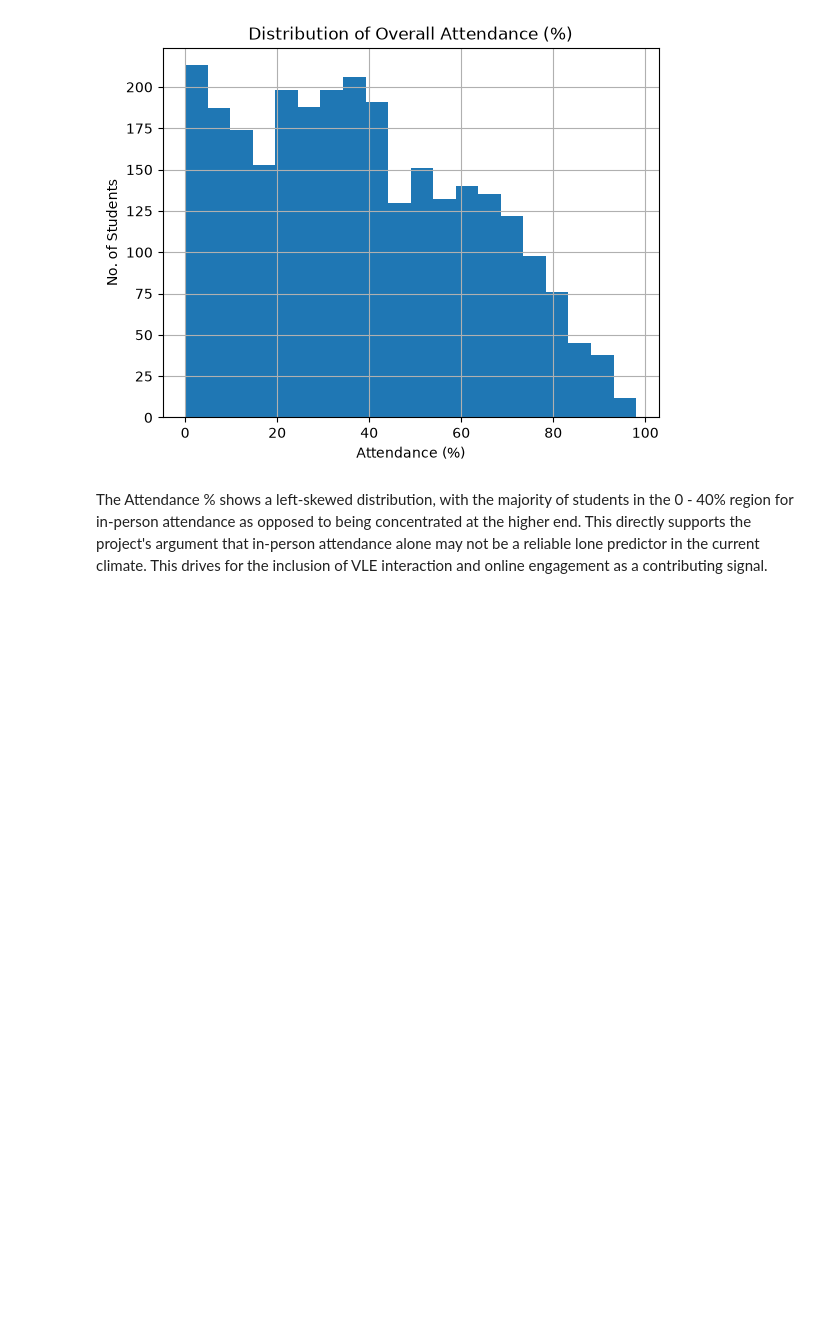
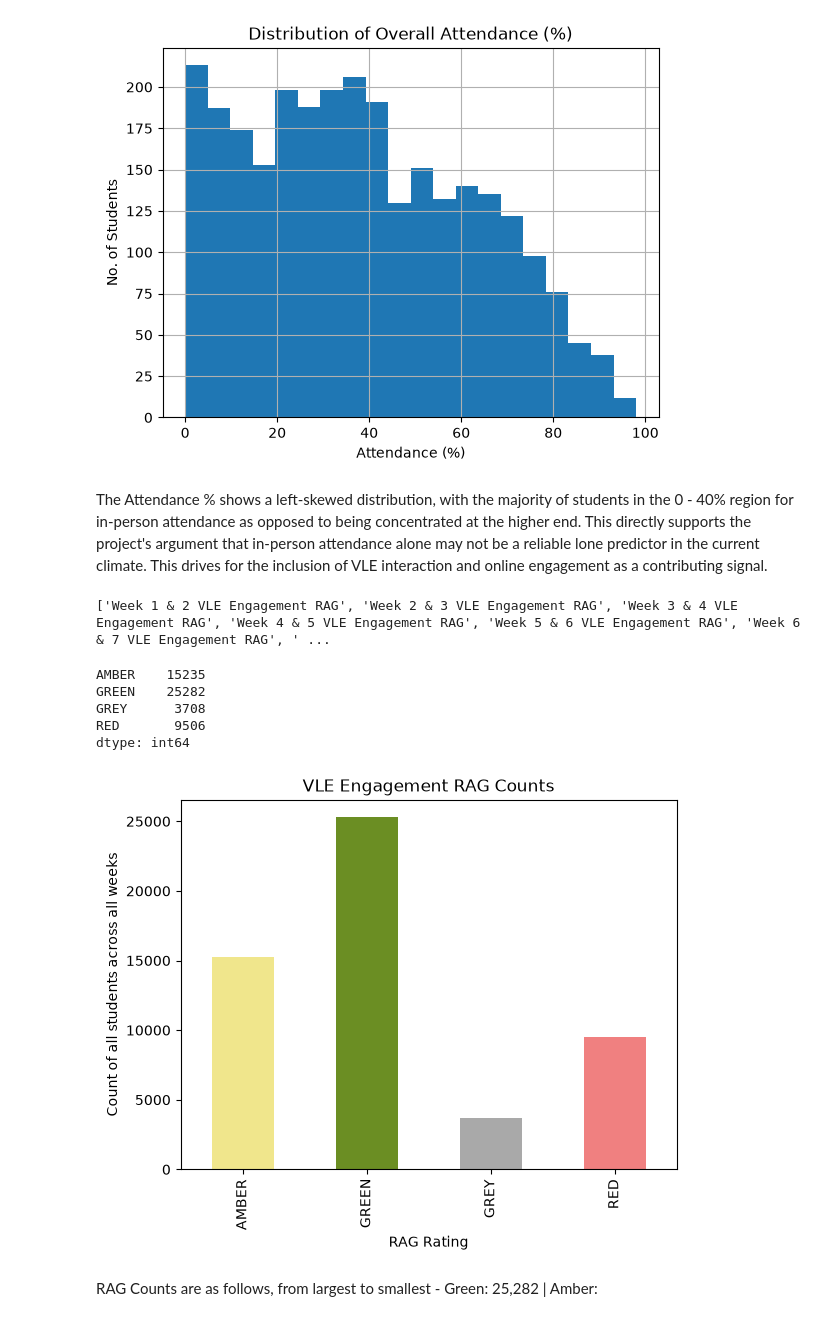
Before and after one commit to nxbulak/Student_Success_Prediction_MSc, a Jupyter notebook: Notebooks/2_EDA.ipynb, the cells around one changed output. Saved outputs shown, nothing was run; the diff lists cells and outputs as text; code cells hidden in the pictures; blank space fills up the shorter version.

Commit message:
VLE RAG calculations

```diff
--- a/Notebooks/2_EDA.ipynb
+++ b/Notebooks/2_EDA.ipynb
@@ -155,3 +156,30 @@ plt.show() # Show histogram
 [figure]
 # %% [markdown]
 The Attendance % shows a left-skewed distribution, with the majority of students in the 0 - 40% region for in-person attendance as opposed to being concentrated at the higher end. This directly supports the project's argument that in-person attendance alone may not be a reliable lone predictor in the current climate. This drives for the inclusion of VLE interaction and online engagement as a contributing signal.
+# %%
+# VLE Engagement distribution
+
+vle_columns = [col for col in df.columns if 'VLE' in col] # List VLE columns
+print(vle_columns) # Display VLE columns
+# %% [output]
+['Week 1 & 2 VLE Engagement RAG', 'Week 2 & 3 VLE Engagement RAG', 'Week 3 & 4 VLE Engagement RAG', 'Week 4 & 5 VLE Engagement RAG', 'Week 5 & 6 VLE Engagement RAG', 'Week 6 & 7 VLE Engagement RAG', ' ...
+# %%
+# VLE RAG calculations - Count occurances of each colour (Red, Amber, Green)
+
+vle_counts = df[vle_columns].apply(pd.Series.value_counts).sum(axis=1) # Count occurrences of each value colour across VLE columns
+print(vle_counts) # Display counts of each colour across VLE columns
+
+vle_counts.plot(kind='bar', color=['khaki', 'olivedrab', 'darkgrey', 'lightcoral']) # Bar chart of VLE RAG counts
+plt.title('VLE Engagement RAG Counts') # Title for bar chart
+plt.xlabel('RAG Rating') # X-axis label
+plt.ylabel('Count of all students across all weeks') # Y-axis label
+plt.show() # Show bar chart
+# %% [output]
+AMBER    15235
+GREEN    25282
+GREY      3708
+RED       9506
+dtype: int64
+[figure, added]
+# %% [markdown]
+RAG Counts are as follows, from largest to smallest - Green: 25,282 | Amber:
```
Also changed, not shown: parts of 1 cell of this notebook.
